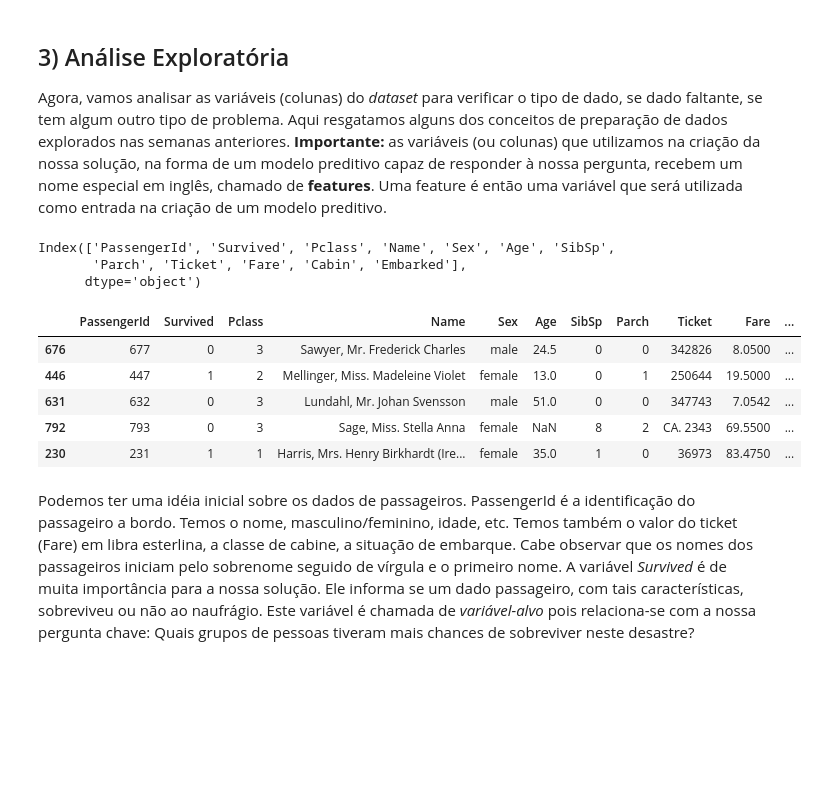
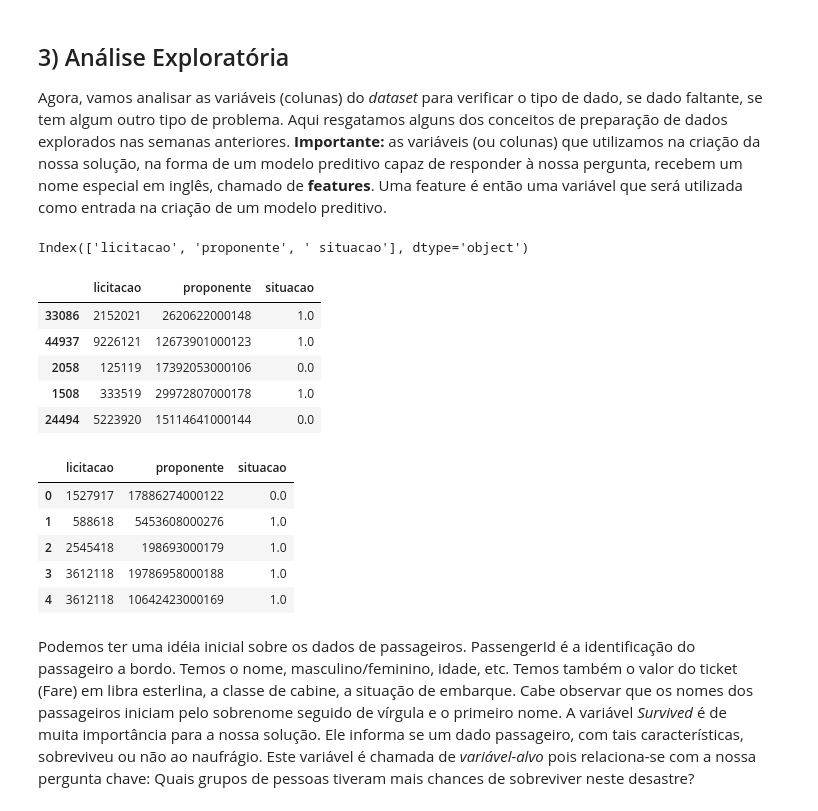
Before and after one commit to pcpiscator/2T2021, a Jupyter notebook: Previsão_Conluio_(Baseado_no_Titanic_).ipynb, the cells around one changed output. Saved outputs shown, nothing was run; the diff lists cells and outputs as text; code cells hidden in the pictures; blank space fills up the shorter version.

```diff
--- a/Previsão_Conluio_(Baseado_no_Titanic_).ipynb
+++ b/Previsão_Conluio_(Baseado_no_Titanic_).ipynb
@@ -71,12 +43,13 @@ Neste passo você carregará os dois conjuntos de dados: treinamento e teste. Ca
 # importar arquivos CSV: treinamento e teste. Note que os arquivos estão no Google Drive, e com isto, temos que acessá-los
 # através de um endereço web (URL) com caracteres 'estranhos' (chamados de 'hash'). Se os arquivos estivessem em seu computador,
 # o acesso seria utilizando os nomes dos arquivos CSV treinamento.csv e teste.csv
-url_arquivo_treinamento_csv='https://drive.google.com/uc?export=view&id=1dJWrDlgp43l9qcZtSJ8ArZSWvxKWaQCx'
-url_arquivo_teste_csv='https://drive.google.com/uc?export=view&id=1wrYVj6EThqc1qX3QO_RWONGEQOf7tnJF'
+#url_arquivo_treinamento_csv='https://drive.google.com/uc?export=view&id=1dJWrDlgp43l9qcZtSJ8ArZSWvxKWaQCx'
+#url_arquivo_teste_csv='https://drive.google.com/uc?export=view&id=1wrYVj6EThqc1qX3QO_RWONGEQOf7tnJF'
 
-treinamento_df = pd.read_csv(url_arquivo_treinamento_csv)
-teste_df = pd.read_csv(url_arquivo_teste_csv)
+treino = pd.read_csv('https://raw.githubusercontent.com/pcpiscator/2T2021/main/BaseLimpaTr.txt')
+teste= pd.read_csv('https://raw.githubusercontent.com/pcpiscator/2T2021/main/BaseLimpaTs.txt')
 
 # Dê uma olhada nos dados com o método describe. Passamos como parâmetro include=all para que todas as colunas do dataframe treinamento sejam apresentadas.
-treinamento_df.describe(include='all')
+treino.describe(include='all')
+#teste.describe(include='all')
 # %% [output]
@@ -98,22 +68,29 @@ Agora, vamos analisar as variáveis (colunas) do *dataset* para verificar o tipo
 **Importante:** as variáveis (ou colunas) que utilizamos na criação da nossa solução, na forma de um modelo preditivo capaz de responder à nossa pergunta, recebem um nome especial em inglês, chamado de **features**. Uma feature é então uma variável que será utilizada como entrada na criação de um modelo preditivo.
 # %%
 # mostra a lista de features (colunas) do dataframe 'treinamento'
-print(treinamento_df.columns)
+print(treino.columns)
 # %% [output]
-Index(['PassengerId', 'Survived', 'Pclass', 'Name', 'Sex', 'Age', 'SibSp',
-       'Parch', 'Ticket', 'Fare', 'Cabin', 'Embarked'],
-      dtype='object')
+Index(['licitacao', 'proponente', ' situacao'], dtype='object')
 # %%
 # mostramos uma amostra do dataframe para termos uma idéia das variáveis.
 # o método 'sample' nos permite pegar neste caso uma amostra com 5 linhas
-treinamento_df.sample(5)
+treino.sample(5)
 # %% [output]
-|  | PassengerId | Survived | Pclass | Name | Sex | Age | SibSp | Parch | Ticket | Fare | ... |
-| 676 | 677 | 0 | 3 | Sawyer, Mr. Frederick Charles | male | 24.5 | 0 | 0 | 342826 | 8.0500 | ... |
-| 446 | 447 | 1 | 2 | Mellinger, Miss. Madeleine Violet | female | 13.0 | 0 | 1 | 250644 | 19.5000 | ... |
-| 631 | 632 | 0 | 3 | Lundahl, Mr. Johan Svensson | male | 51.0 | 0 | 0 | 347743 | 7.0542 | ... |
-| 792 | 793 | 0 | 3 | Sage, Miss. Stella Anna | female | NaN | 8 | 2 | CA. 2343 | 69.5500 | ... |
-| 230 | 231 | 1 | 1 | Harris, Mrs. Henry Birkhardt (Ire... | female | 35.0 | 1 | 0 | 36973 | 83.4750 | ... |
+|  | licitacao | proponente | situacao |
+| 33086 | 2152021 | 2620622000148 | 1.0 |
+| 44937 | 9226121 | 12673901000123 | 1.0 |
+| 2058 | 125119 | 17392053000106 | 0.0 |
+| 1508 | 333519 | 29972807000178 | 1.0 |
+| 24494 | 5223920 | 15114641000144 | 0.0 |
+# %%
+treino.head(5)
+# %% [output]
+|  | licitacao | proponente | situacao |
+| 0 | 1527917 | 17886274000122 | 0.0 |
+| 1 | 588618 | 5453608000276 | 1.0 |
+| 2 | 2545418 | 198693000179 | 1.0 |
+| 3 | 3612118 | 19786958000188 | 1.0 |
+| 4 | 3612118 | 10642423000169 | 1.0 |
 # %% [markdown]
 Podemos ter uma idéia inicial sobre os dados de passageiros. PassengerId é a identificação do passageiro a bordo. Temos o nome, masculino/feminino, idade, etc. Temos também o valor do ticket (Fare) em libra esterlina, a classe de cabine, a situação de embarque.
 Cabe observar que os nomes dos passageiros iniciam pelo sobrenome seguido de vírgula e o primeiro nome. A variável *Survived* é de muita importância para a nossa solução. Ele informa se um dado passageiro, com tais características, sobreviveu ou não ao naufrágio. Este variável é chamada de *variável-alvo* pois relaciona-se com a nossa pergunta chave: Quais grupos de pessoas tiveram mais chances de sobreviver neste desastre?
```
Also changed, not shown: parts of 8 cells of this notebook.
